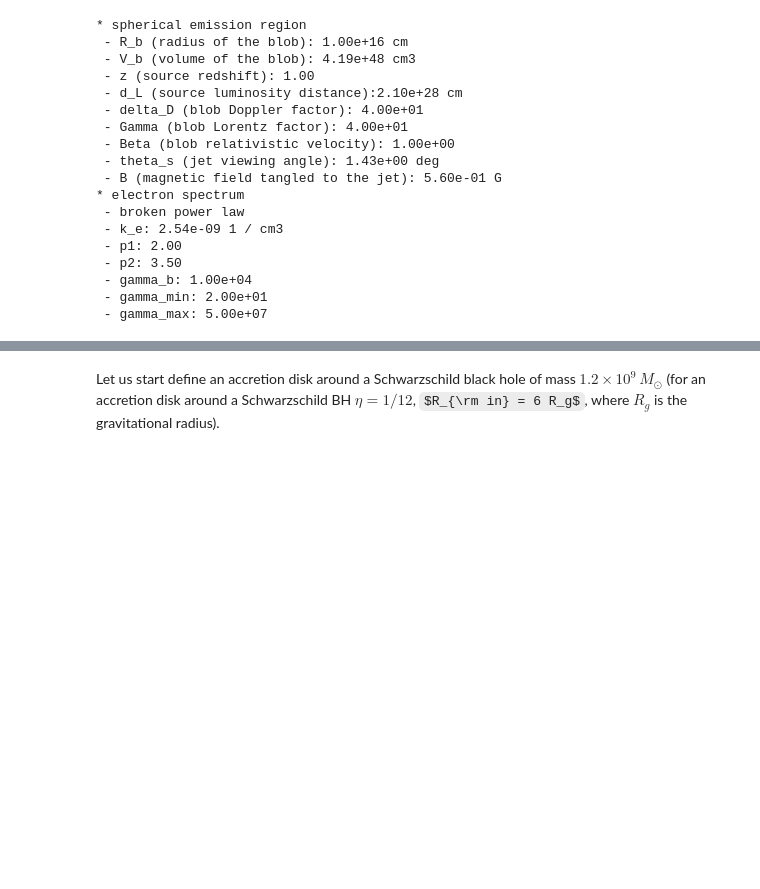
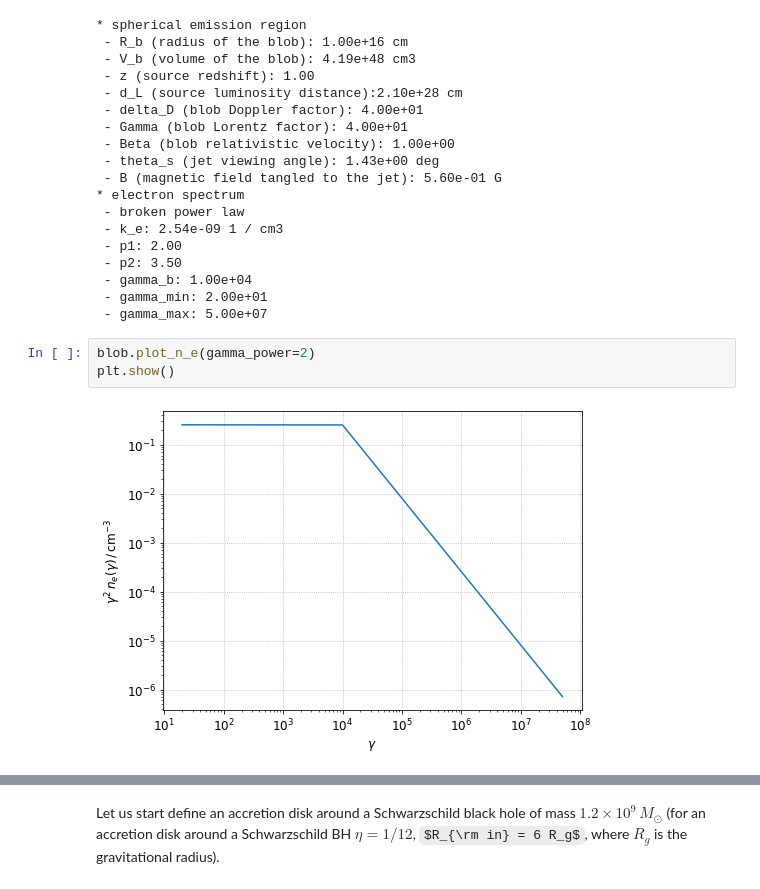
Before and after one commit to cosimoNigro/agnpy, a Jupyter notebook: docs/tutorials/external_compton.ipynb, the cells around one changed output, grey strips where cells are left out. Saved outputs shown, nothing was run; the diff lists cells and outputs as text; some formulas as TeX source; blank space fills up the shorter version.

```diff
--- a/docs/tutorials/external_compton.ipynb
+++ b/docs/tutorials/external_compton.ipynb
@@ -71,6 +67,11 @@ print(blob)
  - gamma_b: 1.00e+04
  - gamma_min: 2.00e+01
  - gamma_max: 5.00e+07
+# %%
+blob.plot_n_e(gamma_power=2)
+plt.show()
+# %% [output]
+[figure, added]
 # %% [markdown]
 ### External Compton on Shakura Sunyaev Disk
 The first result we reproduce is the SED generated by the External Compton (EC) scattering over a Shakura Sunyaev accretion disk, represented by the black lines in Figure 8. Different curves represent different distances between the emission region and the target.
```
Also changed, not shown: parts of 8 cells of this notebook, 23 other files.
